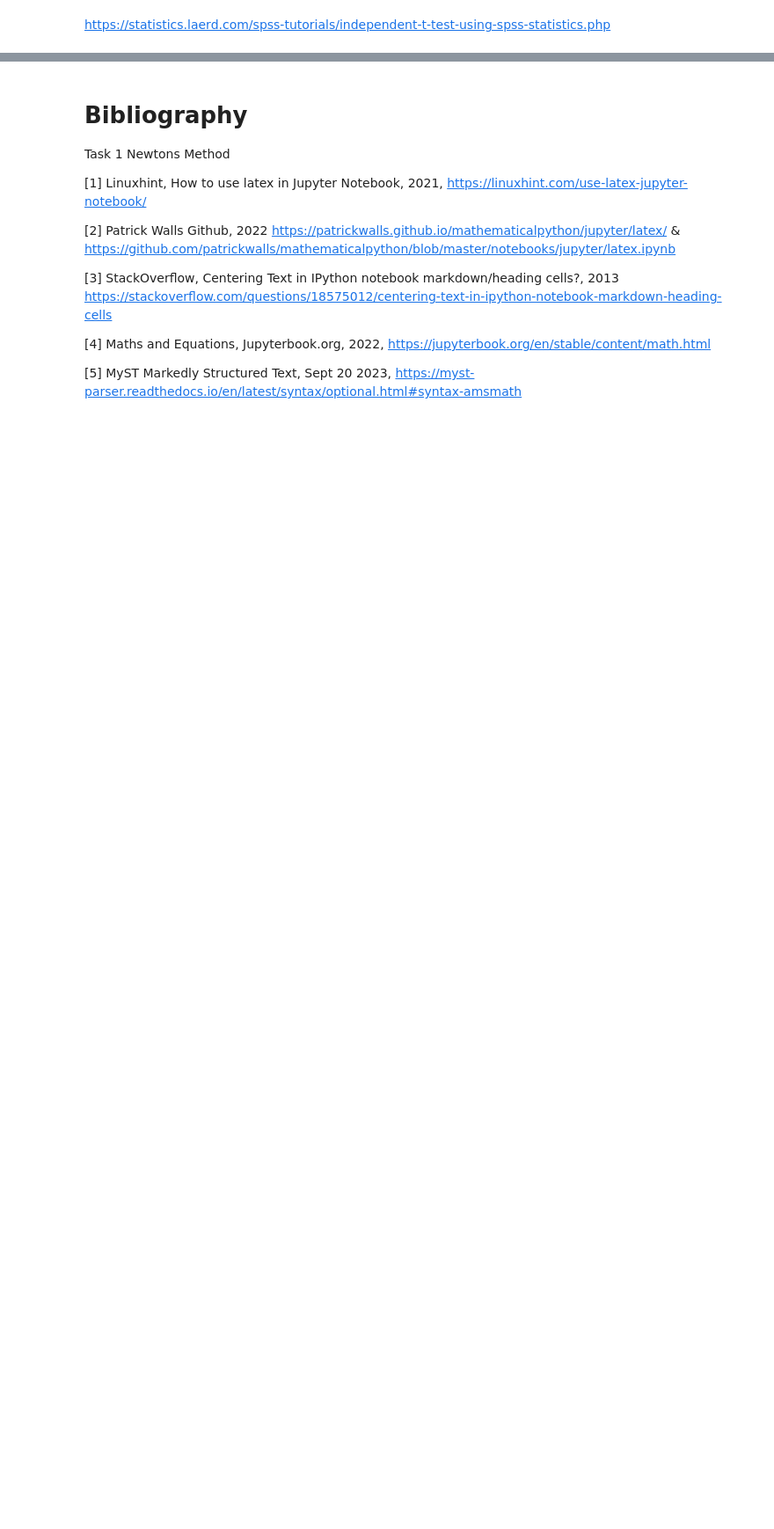
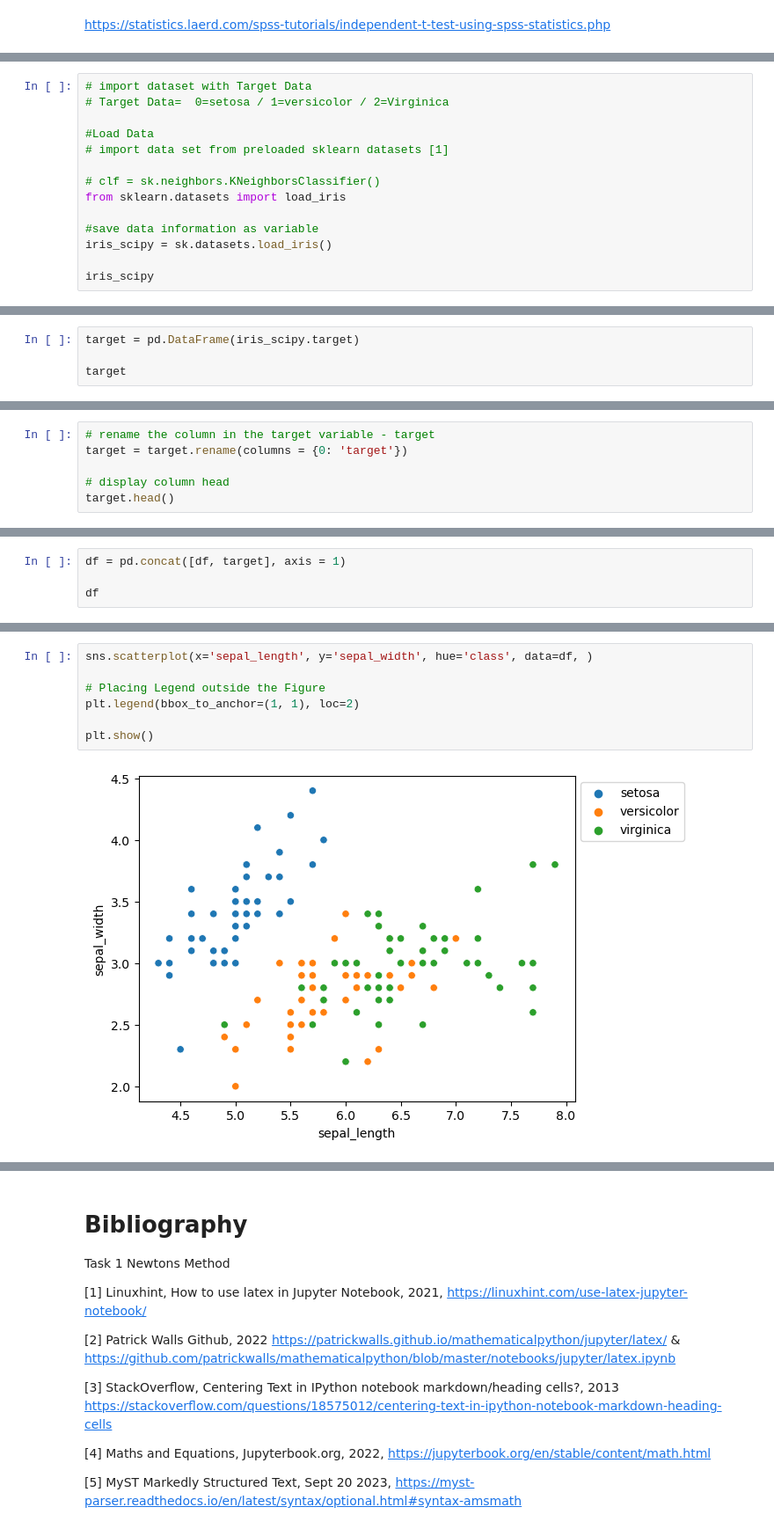
Before and after one commit to VCurry20/MachineLearning_Statistics, a Jupyter notebook: Tasks.ipynb, the cells around one changed output, grey strips where cells are left out. Shown at 88% size. Cells and saved outputs as stored; diff of their text form; blank space fills up the shorter version.

```diff
--- a/Tasks.ipynb
+++ b/Tasks.ipynb
@@ -998,0 +1037,14 @@ Dataset
+# %%
+# import dataset with Target Data
+# Target Data=  0=setosa / 1=versicolor / 2=Virginica
+
+#Load Data
+# import data set from preloaded sklearn datasets [1]
+
+# clf = sk.neighbors.KNeighborsClassifier()
+from sklearn.datasets import load_iris
+
+#save data information as variable
+iris_scipy = sk.datasets.load_iris()
+
+iris_scipy
@@ -998,0 +1069,4 @@ Dataset
+# %%
+target = pd.DataFrame(iris_scipy.target)
+
+target
@@ -998,0 +1087,6 @@ Dataset
+# %%
+# rename the column in the target variable - target
+target = target.rename(columns = {0: 'target'})
+
+# display column head
+target.head()
@@ -998,0 +1100,4 @@ Dataset
+# %%
+df = pd.concat([df, target], axis = 1)
+
+df
@@ -998,0 +1146,9 @@ Dataset
+# %%
+sns.scatterplot(x='sepal_length', y='sepal_width', hue='class', data=df, )
+
+# Placing Legend outside the Figure
+plt.legend(bbox_to_anchor=(1, 1), loc=2)
+
+plt.show()
+# %% [output]
+[figure, added]
```
Also changed, not shown: parts of 28 cells of this notebook, 4 other files.
